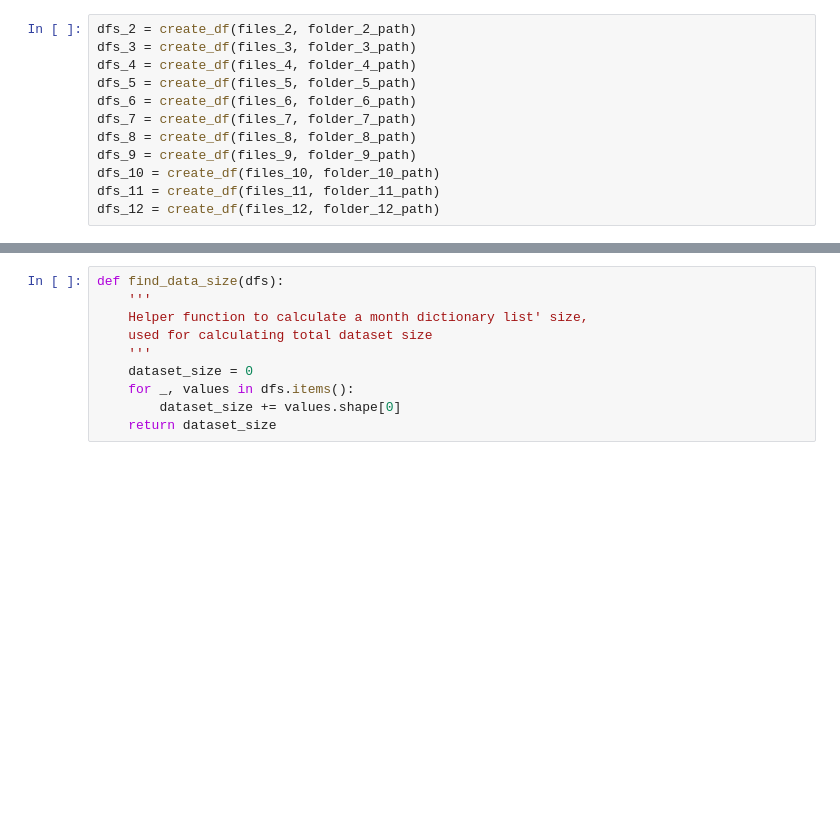
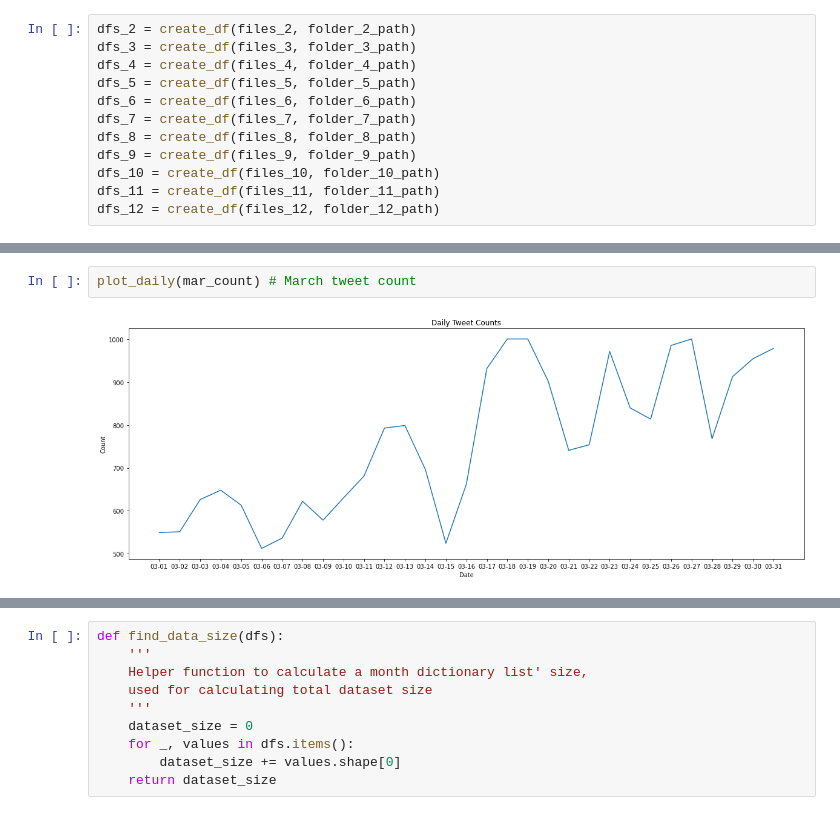
Before and after one commit to macs30200-s23/replication-materials-yuzhouw313, a Jupyter notebook: twitter_analysis.ipynb, the cells around one changed output, grey strips where cells are left out. Drawn from its saved outputs; the diff is of its cells as text; blank space fills up the shorter version.

```diff
--- a/twitter_analysis.ipynb
+++ b/twitter_analysis.ipynb
@@ -100,0 +131,4 @@ for key, values in dfs_1.items():
+# %%
+plot_daily(mar_count) # March tweet count
+# %% [output]
+[figure, added]
```
Also changed, not shown: parts of 20 cells of this notebook.
